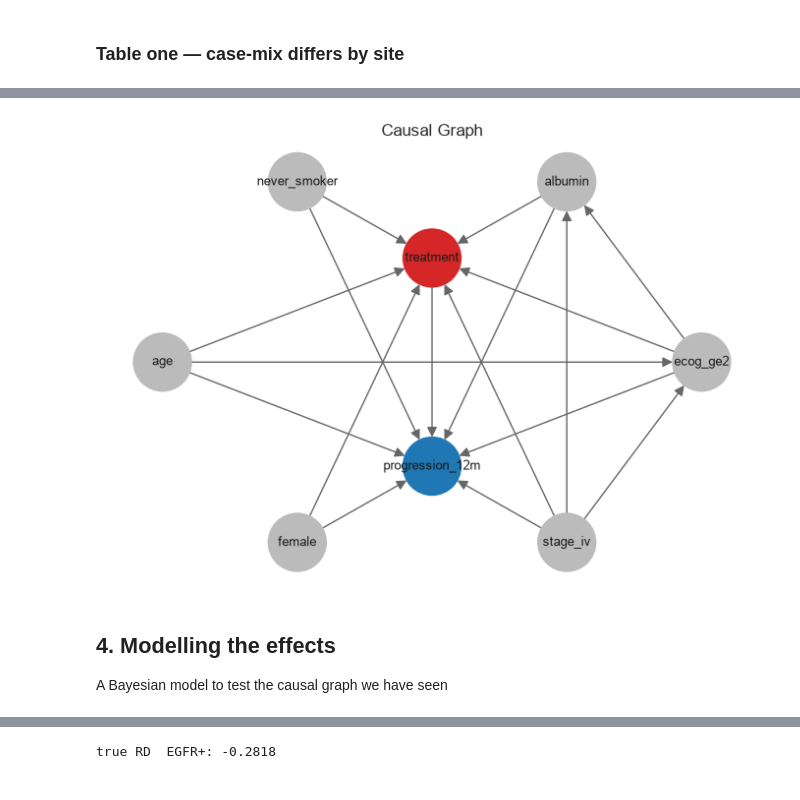
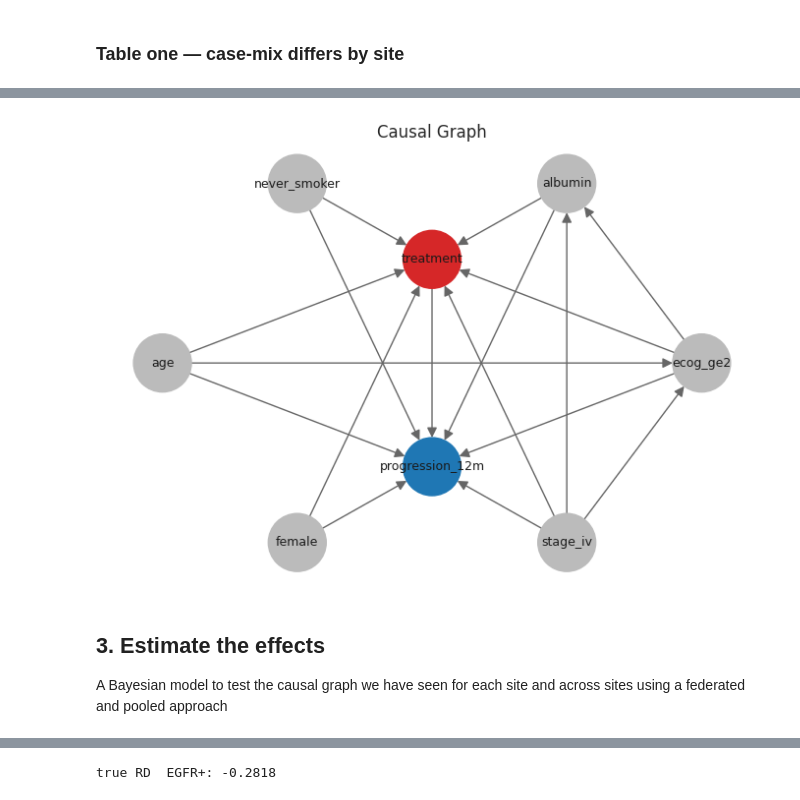
Before and after one commit to emrys-health/afon, a Jupyter notebook: demo/notebooks/01_multi_site_causal_demo.ipynb, the cells around one changed output, grey strips where cells are left out. Cells and saved outputs as stored; diff of their text form; code cells hidden in the pictures.

```diff
--- a/demo/notebooks/01_multi_site_causal_demo.ipynb
+++ b/demo/notebooks/01_multi_site_causal_demo.ipynb
@@ -125,15 +94,16 @@ Back-door adjustment set: ['stage_iv', 'albumin', 'age', 'female', 'ecog_ge2', '
 # %%
+model, estimand = A.dowhy_model
 import networkx as nx
 g = A.causal_graph()
 posn = nx.shell_layout(g, nlist=[[A.TREATMENT, A.OUTCOME], A.COVARIATES])
 fig, ax = plt.subplots(figsize=(7, 5))
 colors = ["#d62728" if n == A.TREATMENT else "#1f77b4" if n == A.OUTCOME else "#bbbbbb" for n in g.nodes]
 nx.draw_networkx(g, posn, ax=ax, node_color=colors, node_size=1800, font_size=9, arrowsize=15, edge_color="#666")
 ax.set_axis_off(); ax.set_title("Causal Graph")
 plt.tight_layout()
 # %% [output]
-[figure, old version]
+[figure, new version]
 # %% [markdown]
-## 4. Modelling the effects
+## 3. Estimate the effects
 
-A Bayesian model to test the causal graph we have seen
+A Bayesian model to test the causal graph we have seen for each site and across sites using a federated and pooled approach
```
Also changed, not shown: parts of 19 cells of this notebook.
